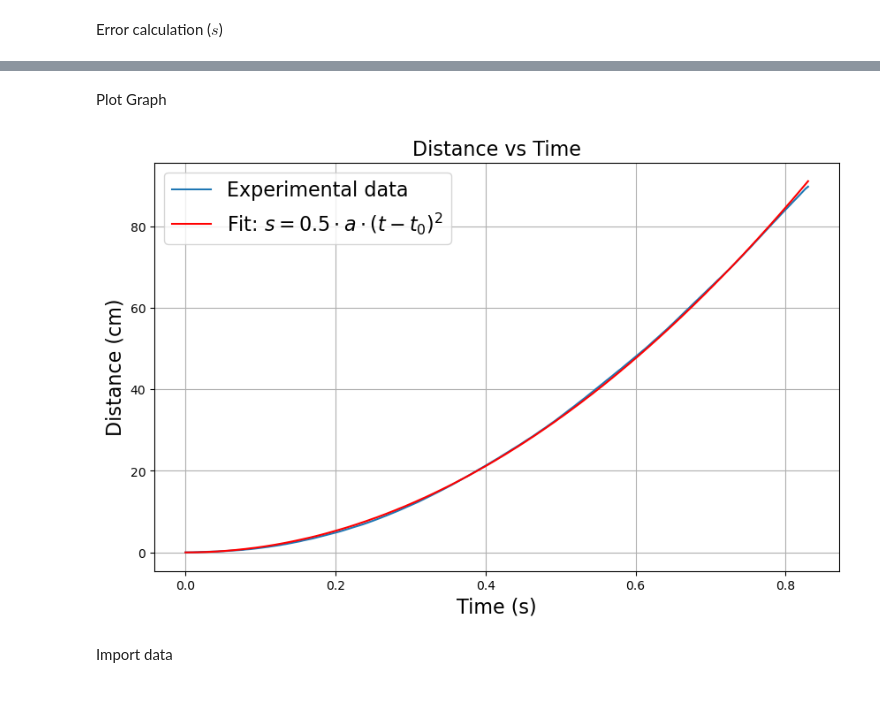
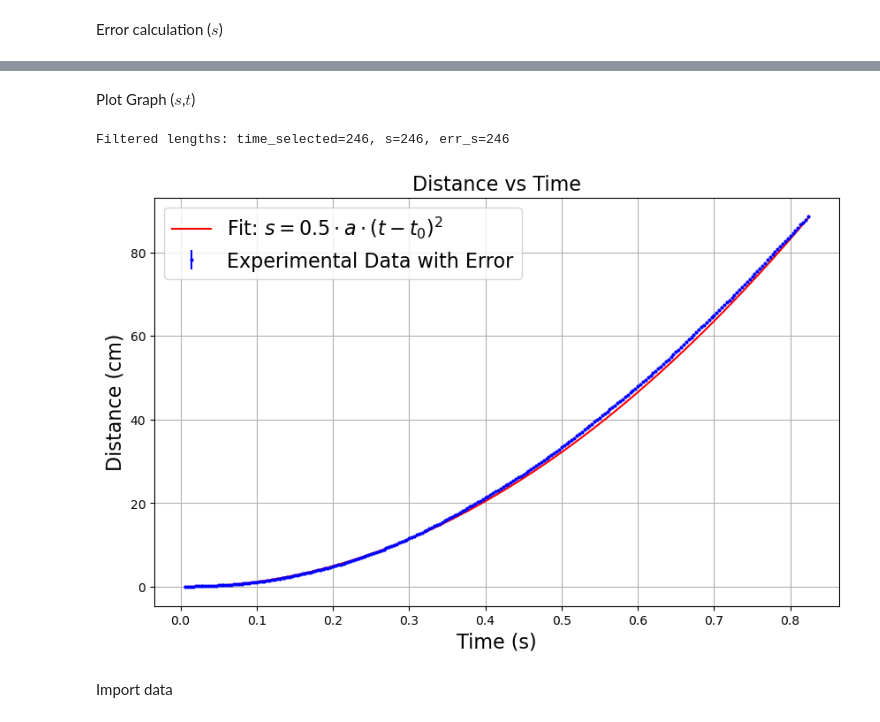
Before and after one commit to JamesPunter/NSP2, a Jupyter notebook: JNx_JamesPunter_15213404.ipynb, the cells around one changed output, grey strips where cells are left out. Saved outputs shown, nothing was run; the diff lists cells and outputs as text; code cells hidden in the pictures.

```diff
--- a/JNx_JamesPunter_15213404.ipynb
+++ b/JNx_JamesPunter_15213404.ipynb
@@ -95,22 +123,44 @@ delta_s_meters = delta_s_pixels * scaling_factor
 # %% [markdown]
-Plot Graph
+Plot Graph ($s$,$t$)
 # %%
-# Convert `delta_s_pixels` to meters using the scaling factor
-#delta_s_meters = delta_s_pixels * scaling_factor
+# Ensure all lists are the same length before filtering
+min_length = min(len(time_selected), len(s), len(err_s))
+time_selected = time_selected[:min_length]
+s = s[:min_length]
+err_s = err_s[:min_length]
 
+# Filter time_selected, s, and err_s based on non-zero values in s
+filtered_data = [
+    (t, si, err) for t, si, err in zip(time_selected, s, err_s) if si != 0
+]
+
+if not filtered_data:
+    raise ValueError("No valid data points left after filtering!")
+
+# Unpack the filtered data into separate lists
+time_selected, s, err_s = zip(*filtered_data)
+
+# Convert filtered data back to lists
+time_selected = list(time_selected)
+s = list(s)
+err_s = list(err_s)
+
+# Check lengths after filtering
+print(f"Filtered lengths: time_selected={len(time_selected)}, s={len(s)}, err_s={len(err_s)}")
+
+# Plot the data
 plt.figure(figsize=(10, 6))
-#plt.errorbar(time, s_meters, yerr=delta_s_meters, fmt='bo', markersize=2, label='Experimental Data with Error')
-plt.plot(time_selected, s, label =r'Experimental data')
-plt.plot(time_selected, result.best_fit, 'r-', label=r'Fit: $s = 0.5 \cdot a \cdot (t - t_0)^2$')
-plt.xlabel('Time (s)', fontsize = 16)
-plt.ylabel('Distance (cm)', fontsize = 16)
-plt.title('Distance vs Time', fontsize = 16)
-plt.legend(fontsize = 16)
+plt.errorbar(time_selected, s, yerr=err_s, fmt='bo', markersize=2, label='Experimental Data with Error')
+plt.plot(time_selected, result.best_fit[:len(time_selected)], 'r-', label=r'Fit: $s = 0.5 \cdot a \cdot (t - t_0)^2$')
+plt.xlabel('Time (s)', fontsize=16)
+plt.ylabel('Distance (cm)', fontsize=16)
+plt.title('Distance vs Time', fontsize=16)
+plt.legend(fontsize=16)
 plt.grid()
-#plt.savefig('s_vs_t_metfout.png')
 plt.show()
 # %% [output]
+Filtered lengths: time_selected=246, s=246, err_s=246
-[figure, old version]
+[figure, new version]
 # %% [markdown]
 Import data
 # %%
```
Also changed, not shown: parts of 9 cells of this notebook, 1 other file.
